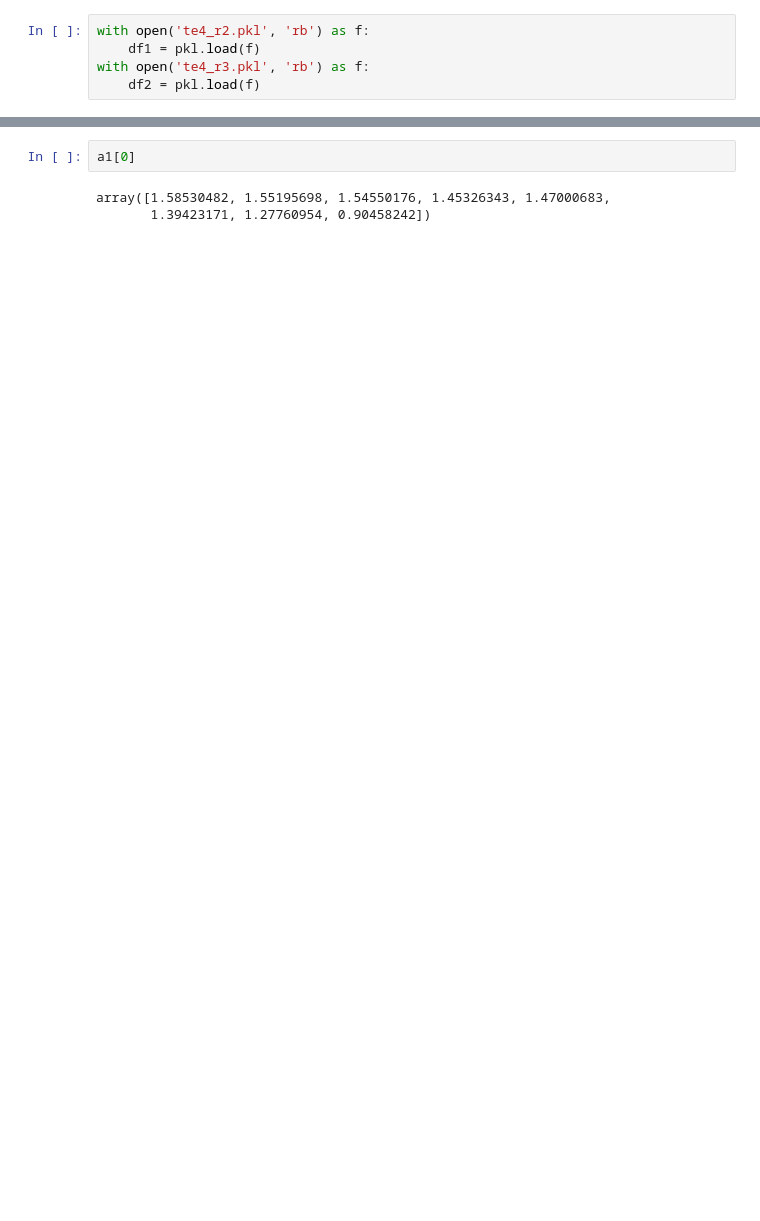
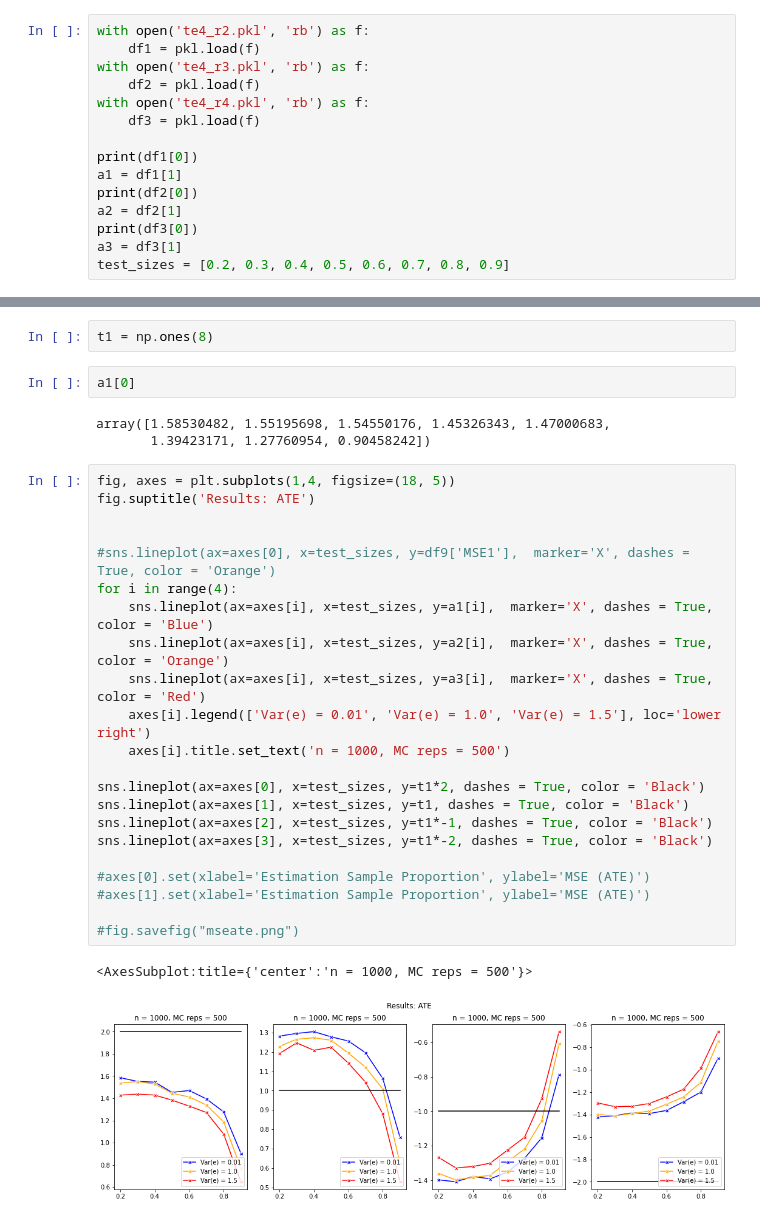
Before and after one commit to nominmar/codes1, a Jupyter notebook: CTL/present3.ipynb, the cells around one changed output, grey strips where cells are left out. Drawn from its saved outputs; the diff is of its cells as text; blank space fills up the shorter version.

```diff
--- a/CTL/present3.ipynb
+++ b/CTL/present3.ipynb
@@ -95,3 +96,13 @@ with open('te4_r2.pkl', 'rb') as f:
     df1 = pkl.load(f)
 with open('te4_r3.pkl', 'rb') as f:
     df2 = pkl.load(f)
+with open('te4_r4.pkl', 'rb') as f:
+    df3 = pkl.load(f)
+
+print(df1[0])
+a1 = df1[1]
+print(df2[0])
+a2 = df2[1]
+print(df3[0])
+a3 = df3[1]
+test_sizes = [0.2, 0.3, 0.4, 0.5, 0.6, 0.7, 0.8, 0.9]
@@ -107,6 +113,33 @@ TE4, n = 1000, reps = 700, eps = 1.0, test_sizes = [0.2, 0.3, 0.4, 0.5, 0.6, 0.7
+# %%
+t1 = np.ones(8)
 # %%
 a1[0]
 # %% [output]
 array([1.58530482, 1.55195698, 1.54550176, 1.45326343, 1.47000683,
        1.39423171, 1.27760954, 0.90458242])
+# %%
+fig, axes = plt.subplots(1,4, figsize=(18, 5))
+fig.suptitle('Results: ATE')
+
+
+#sns.lineplot(ax=axes[0], x=test_sizes, y=df9['MSE1'],  marker='X', dashes = True, color = 'Orange')
+for i in range(4):
+    sns.lineplot(ax=axes[i], x=test_sizes, y=a1[i],  marker='X', dashes = True, color = 'Blue')
+    sns.lineplot(ax=axes[i], x=test_sizes, y=a2[i],  marker='X', dashes = True, color = 'Orange')
+    sns.lineplot(ax=axes[i], x=test_sizes, y=a3[i],  marker='X', dashes = True, color = 'Red')
+    axes[i].legend(['Var(e) = 0.01', 'Var(e) = 1.0', 'Var(e) = 1.5'], loc='lower right')
+    axes[i].title.set_text('n = 1000, MC reps = 500')
+
+sns.lineplot(ax=axes[0], x=test_sizes, y=t1*2, dashes = True, color = 'Black')
+sns.lineplot(ax=axes[1], x=test_sizes, y=t1, dashes = True, color = 'Black')
+sns.lineplot(ax=axes[2], x=test_sizes, y=t1*-1, dashes = True, color = 'Black')
+sns.lineplot(ax=axes[3], x=test_sizes, y=t1*-2, dashes = True, color = 'Black')
+
+#axes[0].set(xlabel='Estimation Sample Proportion', ylabel='MSE (ATE)')
+#axes[1].set(xlabel='Estimation Sample Proportion', ylabel='MSE (ATE)')
+
+#fig.savefig("mseate.png")
+# %% [output]
+<AxesSubplot:title={'center':'n = 1000, MC reps = 500'}>
+[figure, added]
 # %%
```
Also changed, not shown: parts of 4 cells of this notebook.
